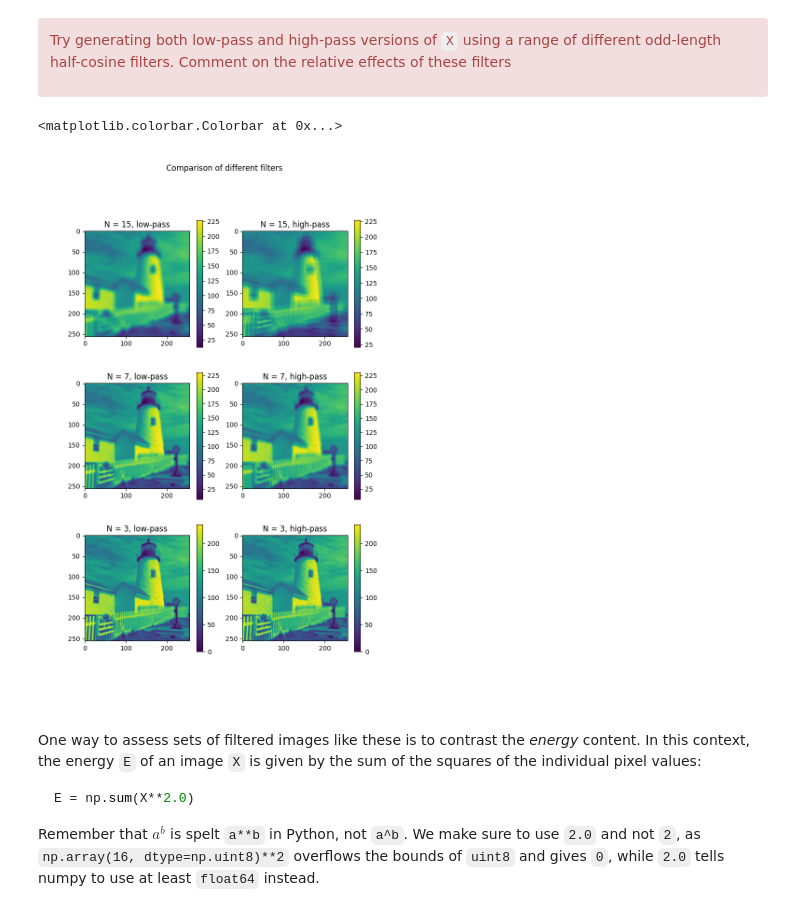
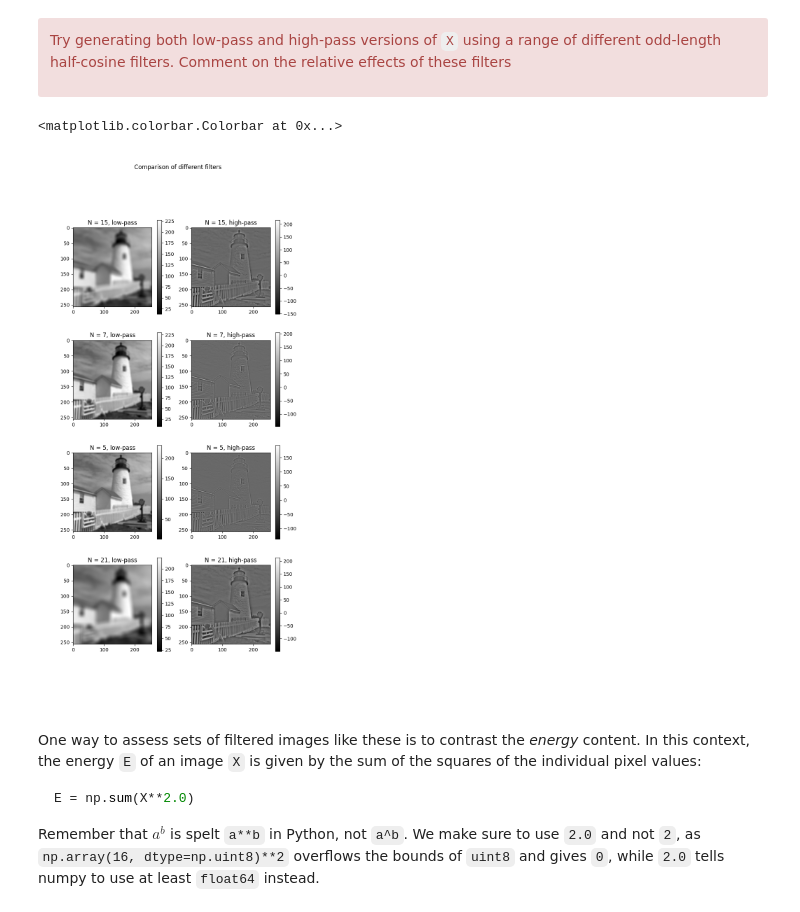
Before and after one commit to dt536/diya_cued_sf2_lab, a Jupyter notebook: 5-simple-image-filtering.ipynb, the cells around one changed output. Drawn from its saved outputs; the diff is of its cells as text; code cells hidden in the pictures.

````diff
--- a/5-simple-image-filtering.ipynb
+++ b/5-simple-image-filtering.ipynb
@@ -216,46 +216,56 @@ Try generating both low-pass and high-pass versions of `X` using a range of diff
 # your code here
 def filter(X: np.ndarray, N: int, highpass: bool):
     h = halfcos(N)
-    if highpass == True:
-        h = 2/N - h
     X_T = X.T
     Y = convse((convse(X_T, h)).T, h)
+    if highpass == True:
+        Y = X - Y
     return Y
 # %%
-fig, axs = plt.subplots(3, 2, figsize=(8, 12))
+fig, axs = plt.subplots(4, 2, figsize=(8, 16))
 Y1 = filter(X, 15, False)
 Y2 = filter(X, 15, True)
 Y3 = filter(X, 7, False)
 Y4 = filter(X, 7, True)
-Y5 = filter(X, 3, False)
-Y6 = filter(X, 3, True)
+Y5 = filter(X, 5, False)
+Y6 = filter(X, 5, True)
+Y7 = filter(X, 21, False)
+Y8 = filter(X, 21, True)
 fig.suptitle('Comparison of different filters')
-im1 = axs[0, 0].imshow(Y1)
+im1 = axs[0, 0].imshow(Y1, cmap = 'gray')
 axs[0, 0].set_title('N = 15, low-pass')
 fig.colorbar(im1, ax=axs[0, 0])
 
-im2 = axs[0, 1].imshow(Y2)
+im2 = axs[0, 1].imshow(Y2, cmap = 'gray')
 axs[0, 1].set_title('N = 15, high-pass')
 fig.colorbar(im2, ax=axs[0, 1])
 
-im3 = axs[1, 0].imshow(Y3)
+im3 = axs[1, 0].imshow(Y3, cmap = 'gray')
 axs[1, 0].set_title('N = 7, low-pass')
 fig.colorbar(im3, ax=axs[1, 0])
 
-im4 = axs[1, 1].imshow(Y4)
+im4 = axs[1, 1].imshow(Y4, cmap = 'gray')
 axs[1, 1].set_title('N = 7, high-pass')
 fig.colorbar(im4, ax=axs[1, 1])
 
-im5 = axs[2, 0].imshow(Y5)
-axs[2, 0].set_title('N = 3, low-pass')
+im5 = axs[2, 0].imshow(Y5, cmap = 'gray')
+axs[2, 0].set_title('N = 5, low-pass')
 fig.colorbar(im5, ax=axs[2, 0])
 
-im6 = axs[2, 1].imshow(Y6)
-axs[2, 1].set_title('N = 3, high-pass')
+im6 = axs[2, 1].imshow(Y6, cmap = 'gray')
+axs[2, 1].set_title('N = 5, high-pass')
 fig.colorbar(im6, ax=axs[2, 1])
+
+im5 = axs[3, 0].imshow(Y7, cmap = 'gray')
+axs[3, 0].set_title('N = 21, low-pass')
+fig.colorbar(im5, ax=axs[3, 0])
+
+im6 = axs[3, 1].imshow(Y8, cmap = 'gray')
+axs[3, 1].set_title('N = 21, high-pass')
+fig.colorbar(im6, ax=axs[3, 1])
 # %% [output]
 <matplotlib.colorbar.Colorbar at 0x...>
-[figure, old version]
+[figure, new version]
 # %% [markdown]
 One way to assess sets of filtered images like these is to contrast the *energy* content. In this context, the energy `E` of an image `X` is given by the sum of the squares of the individual pixel values:
 ```python
````
Also changed, not shown: parts of 2 cells of this notebook, 1 other file.
